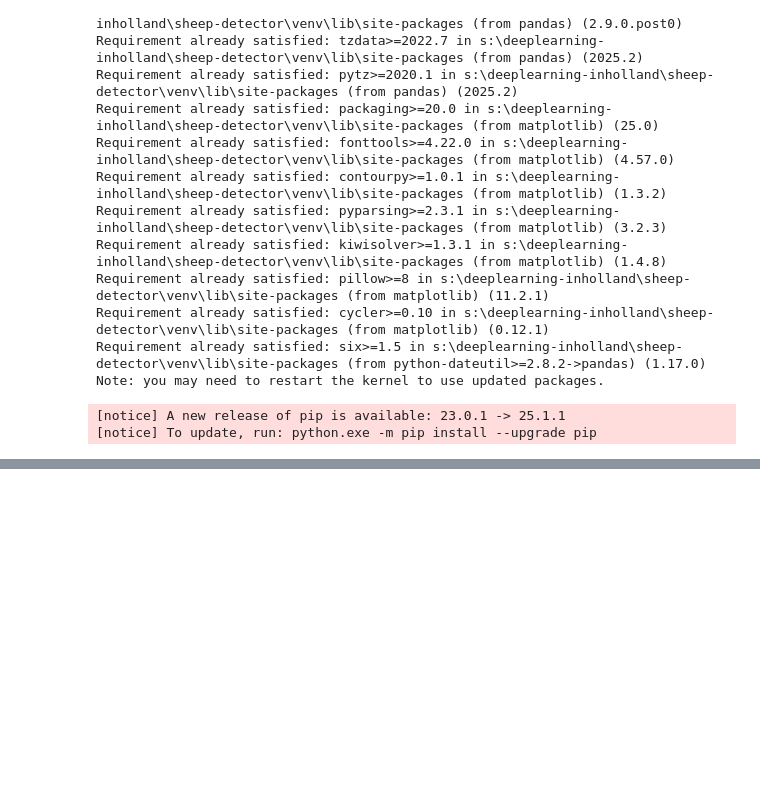
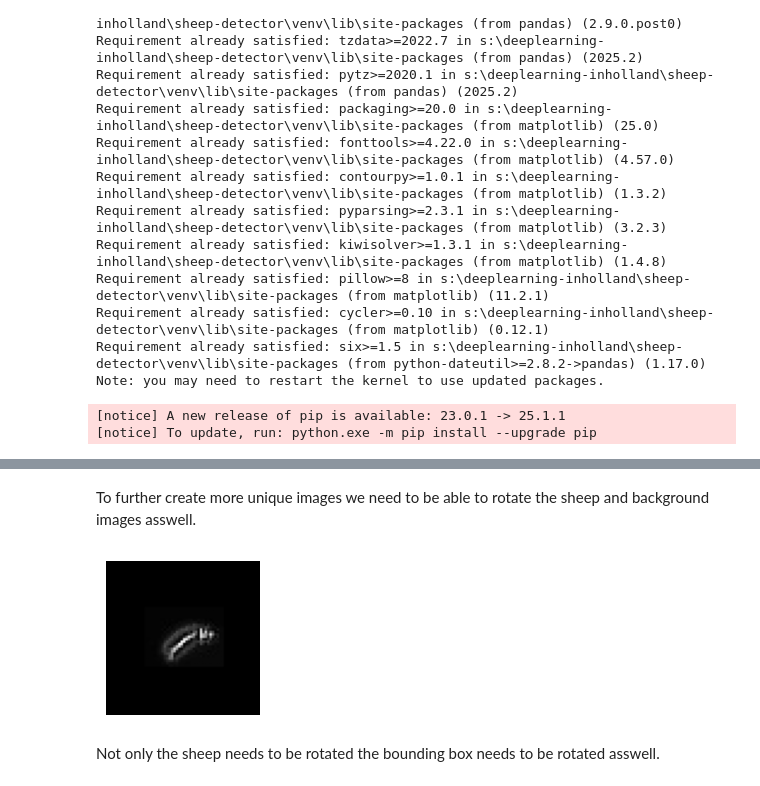
Before and after one commit to DavidOut03/Sheep-Detector, a Jupyter notebook: notebooks/2. augment-image.ipynb, the cells around one changed output, grey strips where cells are left out. Saved outputs shown, nothing was run; the diff lists cells and outputs as text; code cells hidden in the pictures; blank space fills up the shorter version.

```diff
--- a/notebooks/2. augment-image.ipynb
+++ b/notebooks/2. augment-image.ipynb
@@ -40,0 +153,18 @@ ANNOTATIONS_FILE = f"{DATASET_FOLDER}/annotations.xlsx"
+# %% [markdown]
+To further create more unique images we need to be able to rotate the sheep and background images asswell.
+# %%
+def rotate_image(image: np.ndarray, angle: float) -> np.ndarray:
+    """Rotate an image (with background) by a given angle (in degrees) around its center, keeping same size."""
+    (h, w) = image.shape[:2]
+    center = (w // 2, h // 2)
+    M = cv2.getRotationMatrix2D(center, angle, scale=1.0)
+    # To prevent clipping, we use the same image size output. (Sheep may have corners cut if rotated a lot.)
+    rotated = cv2.warpAffine(image, M, (w, h), flags=cv2.INTER_LINEAR, borderValue=(0,0,0))
+    return rotated
+
+rotated_sheep = rotate_image(cut_out_sheep, 180)
+plot_sheep(rotated_sheep)
+# %% [output]
+[figure, added]
+# %% [markdown]
+Not only the sheep needs to be rotated the bounding box needs to be rotated asswell.
```
Also changed, not shown: parts of 27 cells of this notebook, 3 other files.
